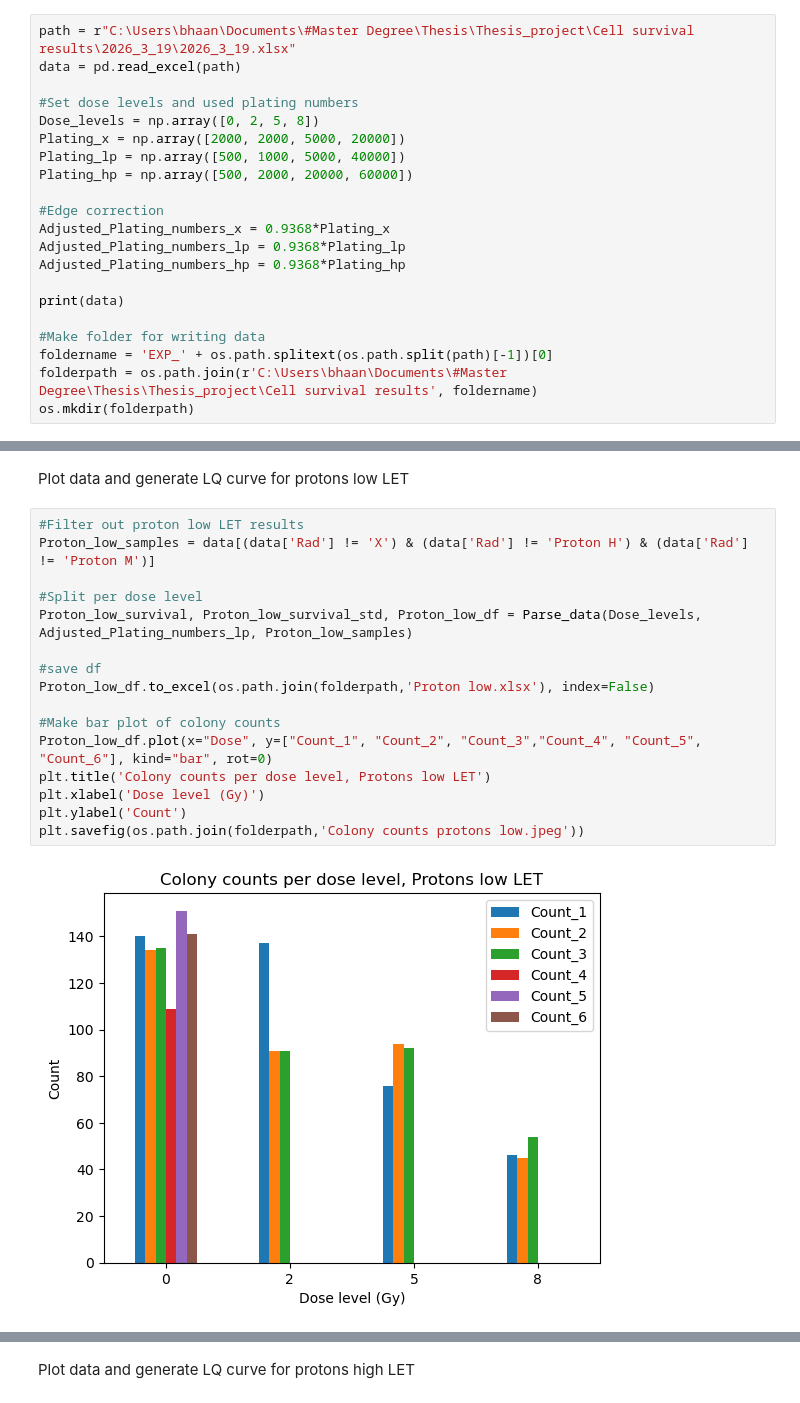
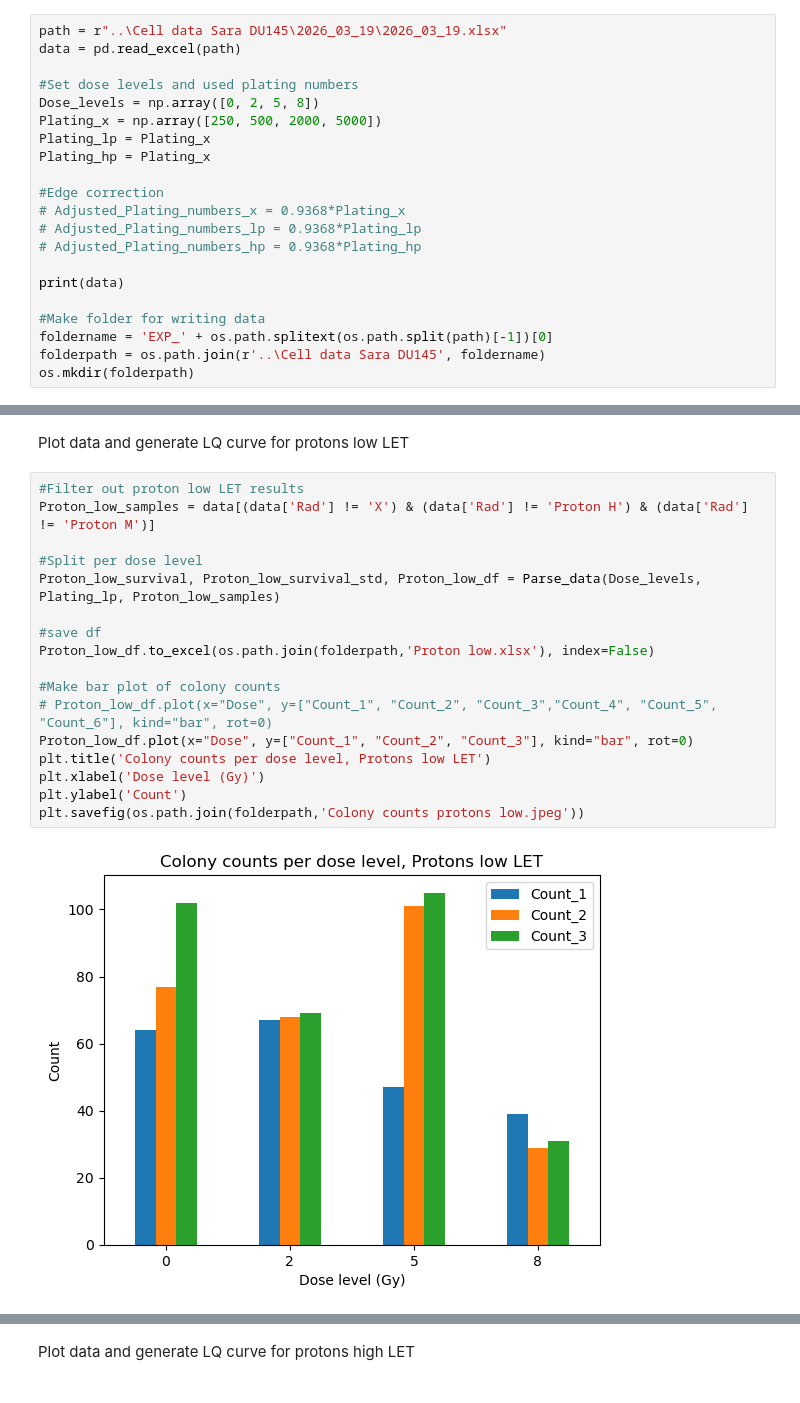
Before and after one commit to BrittHaanen15/Thesis_project, a Jupyter notebook: Python codes/Cell survival analysis per experiment.ipynb, the cells around one changed output, grey strips where cells are left out. Saved outputs shown, nothing was run; the diff lists cells and outputs as text.

```diff
--- a/Python codes/Cell survival analysis per experiment.ipynb
+++ b/Python codes/Cell survival analysis per experiment.ipynb
@@ -11,24 +11,24 @@ from scipy.interpolate import interp1d
 # %% [markdown]
 Import my colony counts recorded in Excel
 # %%
-path = r"C:\Users\bhaan\Documents\#Master Degree\Thesis\Thesis_project\Cell survival results\2026_3_19\2026_3_19.xlsx"
+path = r"..\Cell data Sara DU145\2026_03_19\2026_03_19.xlsx"
 data = pd.read_excel(path)
 
 #Set dose levels and used plating numbers
 Dose_levels = np.array([0, 2, 5, 8])
-Plating_x = np.array([2000, 2000, 5000, 20000])
-Plating_lp = np.array([500, 1000, 5000, 40000])
-Plating_hp = np.array([500, 2000, 20000, 60000])
+Plating_x = np.array([250, 500, 2000, 5000])
+Plating_lp = Plating_x
+Plating_hp = Plating_x
 
 #Edge correction
-Adjusted_Plating_numbers_x = 0.9368*Plating_x
-Adjusted_Plating_numbers_lp = 0.9368*Plating_lp
-Adjusted_Plating_numbers_hp = 0.9368*Plating_hp
+# Adjusted_Plating_numbers_x = 0.9368*Plating_x
+# Adjusted_Plating_numbers_lp = 0.9368*Plating_lp
+# Adjusted_Plating_numbers_hp = 0.9368*Plating_hp
 
 print(data)
 
 #Make folder for writing data
 foldername = 'EXP_' + os.path.splitext(os.path.split(path)[-1])[0]
-folderpath = os.path.join(r'C:\Users\bhaan\Documents\#Master Degree\Thesis\Thesis_project\Cell survival results', foldername)
+folderpath = os.path.join(r'..\Cell data Sara DU145', foldername)
 os.mkdir(folderpath)
 # %% [output]
@@ -162,21 +161,22 @@ Plot data and generate LQ curve for protons low LET
 # %%
 #Filter out proton low LET results
 Proton_low_samples = data[(data['Rad'] != 'X') & (data['Rad'] != 'Proton H') & (data['Rad'] != 'Proton M')]
 
 #Split per dose level
-Proton_low_survival, Proton_low_survival_std, Proton_low_df = Parse_data(Dose_levels, Adjusted_Plating_numbers_lp, Proton_low_samples)
+Proton_low_survival, Proton_low_survival_std, Proton_low_df = Parse_data(Dose_levels, Plating_lp, Proton_low_samples)
 
 #save df
 Proton_low_df.to_excel(os.path.join(folderpath,'Proton low.xlsx'), index=False)
 
 #Make bar plot of colony counts
-Proton_low_df.plot(x="Dose", y=["Count_1", "Count_2", "Count_3","Count_4", "Count_5", "Count_6"], kind="bar", rot=0)
+# Proton_low_df.plot(x="Dose", y=["Count_1", "Count_2", "Count_3","Count_4", "Count_5", "Count_6"], kind="bar", rot=0)
+Proton_low_df.plot(x="Dose", y=["Count_1", "Count_2", "Count_3"], kind="bar", rot=0)
 plt.title('Colony counts per dose level, Protons low LET')
 plt.xlabel('Dose level (Gy)')
 plt.ylabel('Count')
 plt.savefig(os.path.join(folderpath,'Colony counts protons low.jpeg'))
 # %% [output]
-[figure, old version]
+[figure, new version]
 # %%
 #Generate LQ fit plot
 params_lp, LQ_func = Perform_LQ_fit(Dose_levels, Proton_low_survival)
```
Also changed, not shown: parts of 11 cells of this notebook, 1 other file.
